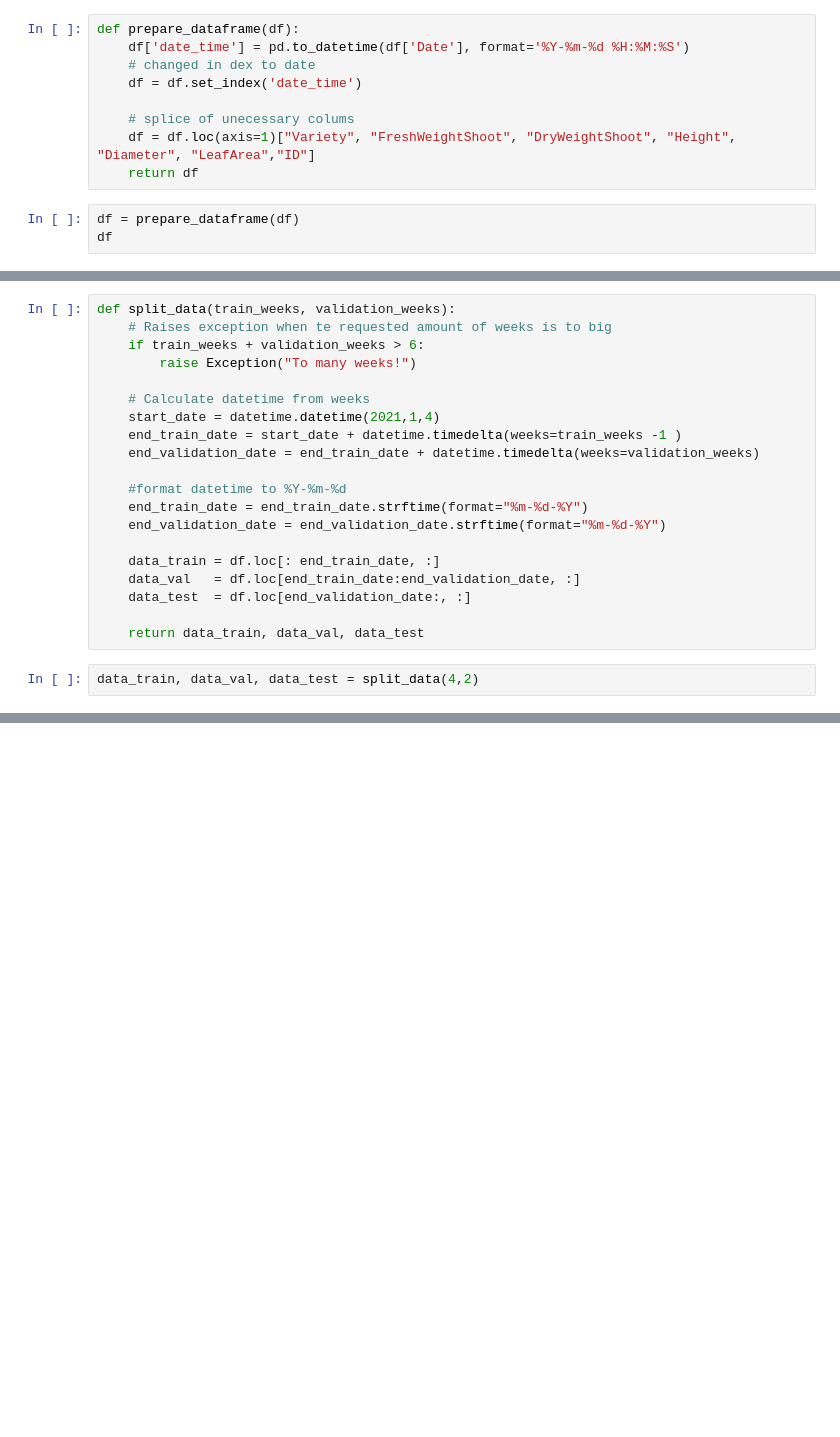
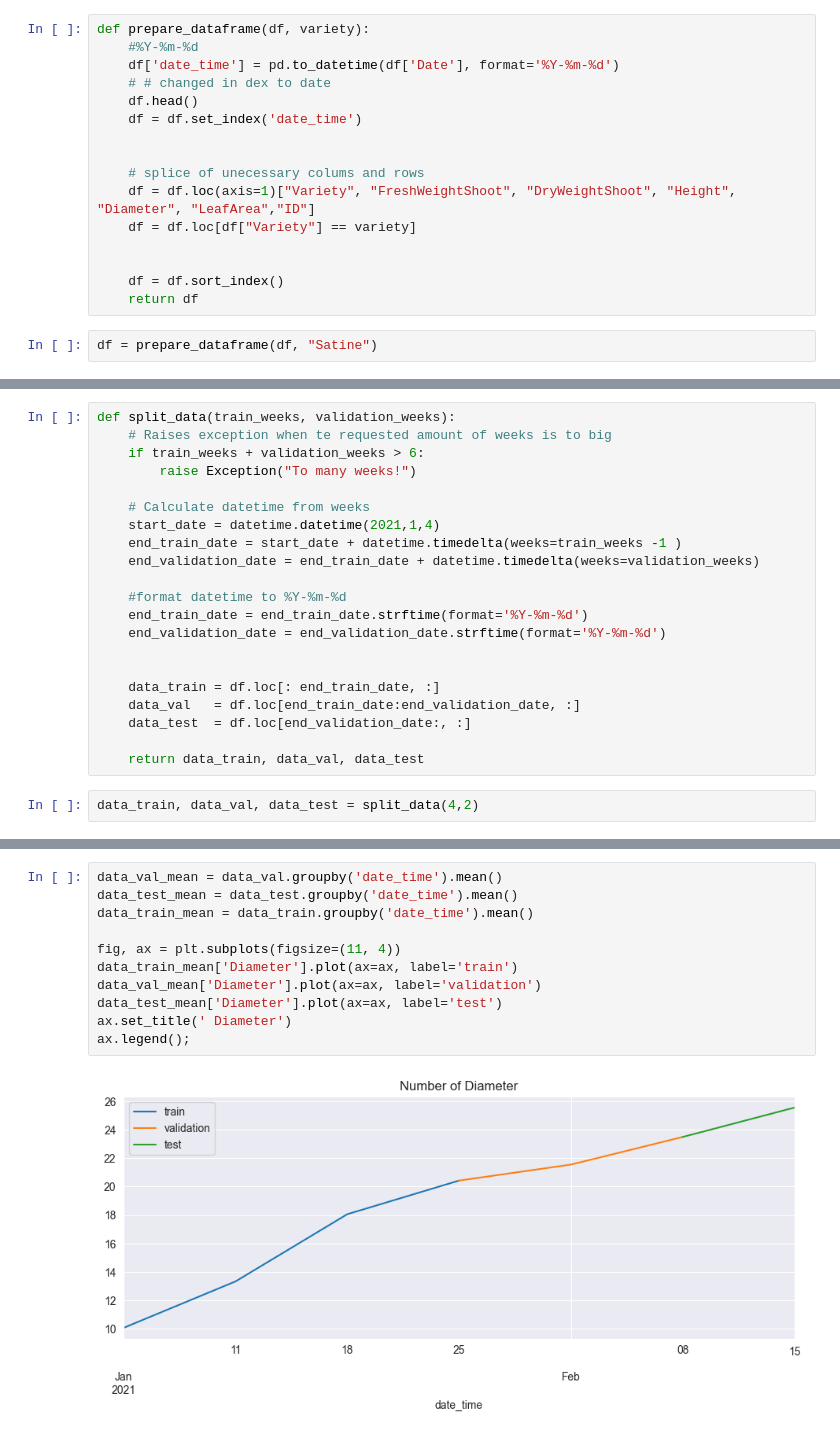
Before and after one commit to Niekwijs/lettuce-growth-models, a Jupyter notebook: Forecasting/GXBoost.ipynb, the cells around one changed output, grey strips where cells are left out. Cells and saved outputs as stored; diff of their text form; blank space fills up the shorter version.

Commit message:
added data split plot

```diff
--- a/Forecasting/GXBoost.ipynb
+++ b/Forecasting/GXBoost.ipynb
@@ -26,14 +36,20 @@ df["Date"].unique()
 array(['2021-01-04', '2021-01-11', '2021-01-18', '2021-01-25',
        '2021-02-01', '2021-02-08', '2021-02-15'], dtype=object)
 # %%
-def prepare_dataframe(df):
-    df['date_time'] = pd.to_datetime(df['Date'], format='%Y-%m-%d %H:%M:%S')
-    # changed in dex to date
+def prepare_dataframe(df, variety):
+    #%Y-%m-%d
+    df['date_time'] = pd.to_datetime(df['Date'], format='%Y-%m-%d')
+    # # changed in dex to date
+    df.head()
     df = df.set_index('date_time')
 
-    # splice of unecessary colums
+
+    # splice of unecessary colums and rows
     df = df.loc(axis=1)["Variety", "FreshWeightShoot", "DryWeightShoot", "Height", "Diameter", "LeafArea","ID"]
+    df = df.loc[df["Variety"] == variety]
+
+
+    df = df.sort_index()
     return df
 # %%
-df = prepare_dataframe(df)
-df
+df = prepare_dataframe(df, "Satine")
@@ -64,8 +65,9 @@ def split_data(train_weeks, validation_weeks):
     end_validation_date = end_train_date + datetime.timedelta(weeks=validation_weeks)
 
     #format datetime to %Y-%m-%d
-    end_train_date = end_train_date.strftime(format="%m-%d-%Y")
-    end_validation_date = end_validation_date.strftime(format="%m-%d-%Y")
+    end_train_date = end_train_date.strftime(format='%Y-%m-%d')
+    end_validation_date = end_validation_date.strftime(format='%Y-%m-%d')
+
 
     data_train = df.loc[: end_train_date, :]
     data_val   = df.loc[end_train_date:end_validation_date, :]
@@ -95,0 +79,13 @@ memory usage: 7.2+ KB
+# %%
+data_val_mean = data_val.groupby('date_time').mean()
+data_test_mean = data_test.groupby('date_time').mean()
+data_train_mean = data_train.groupby('date_time').mean()
+
+fig, ax = plt.subplots(figsize=(11, 4))
+data_train_mean['Diameter'].plot(ax=ax, label='train')
+data_val_mean['Diameter'].plot(ax=ax, label='validation')
+data_test_mean['Diameter'].plot(ax=ax, label='test')
+ax.set_title(' Diameter')
+ax.legend();
+# %% [output]
+[figure, added]
```
Also changed, not shown: parts of 5 cells of this notebook.
